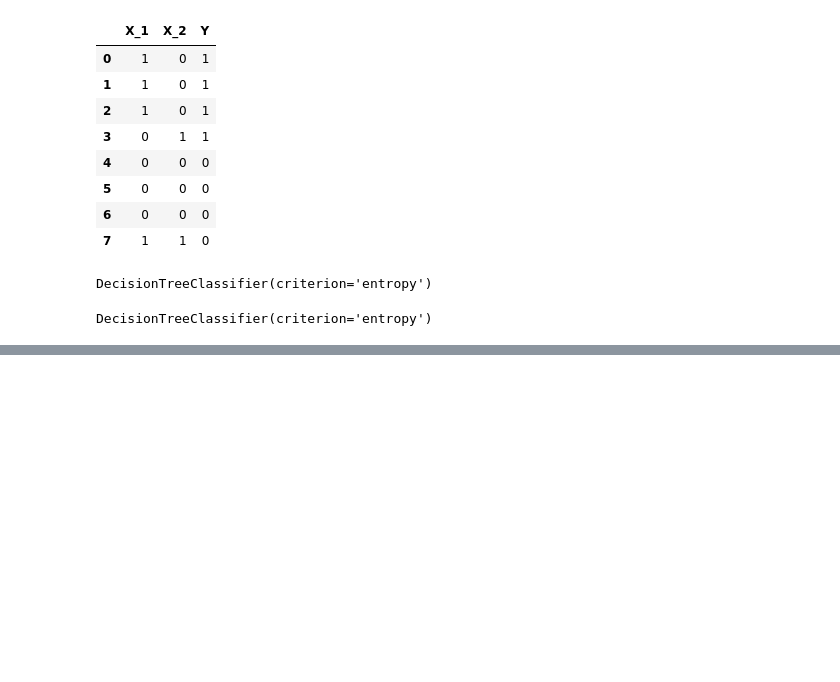
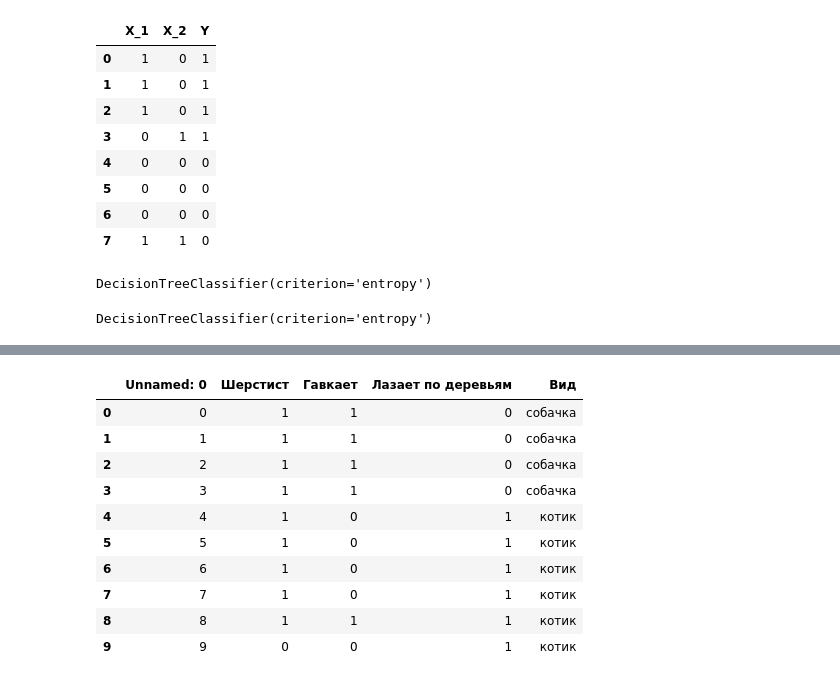
Before and after one commit to mukhad/MyPyEducations, a Jupyter notebook: Intro_DS_ML/ds_ml_unit2p1.ipynb, the cells around one changed output, grey strips where cells are left out. Saved outputs shown, nothing was run; the diff lists cells and outputs as text; code cells hidden in the pictures; blank space fills up the shorter version.

```diff
--- a/Intro_DS_ML/ds_ml_unit2p1.ipynb
+++ b/Intro_DS_ML/ds_ml_unit2p1.ipynb
@@ -57,0 +65,16 @@ ExecutableNotFound: failed to execute ['dot', '-Tsvg'], make sure the Graphviz e
+# %%
+import pandas as pd
+cats = pd.read_csv('data/cats.csv')
+cats
+# %% [output]
+|  | Unnamed: 0 | Шерстист | Гавкает | Лазает по деревьям | Вид |
+| 0 | 0 | 1 | 1 | 0 | собачка |
+| 1 | 1 | 1 | 1 | 0 | собачка |
+| 2 | 2 | 1 | 1 | 0 | собачка |
+| 3 | 3 | 1 | 1 | 0 | собачка |
+| 4 | 4 | 1 | 0 | 1 | котик |
+| 5 | 5 | 1 | 0 | 1 | котик |
+| 6 | 6 | 1 | 0 | 1 | котик |
+| 7 | 7 | 1 | 0 | 1 | котик |
+| 8 | 8 | 1 | 1 | 1 | котик |
+| 9 | 9 | 0 | 0 | 1 | котик |
```
Also changed, not shown: parts of 8 cells of this notebook, 9 other files.
